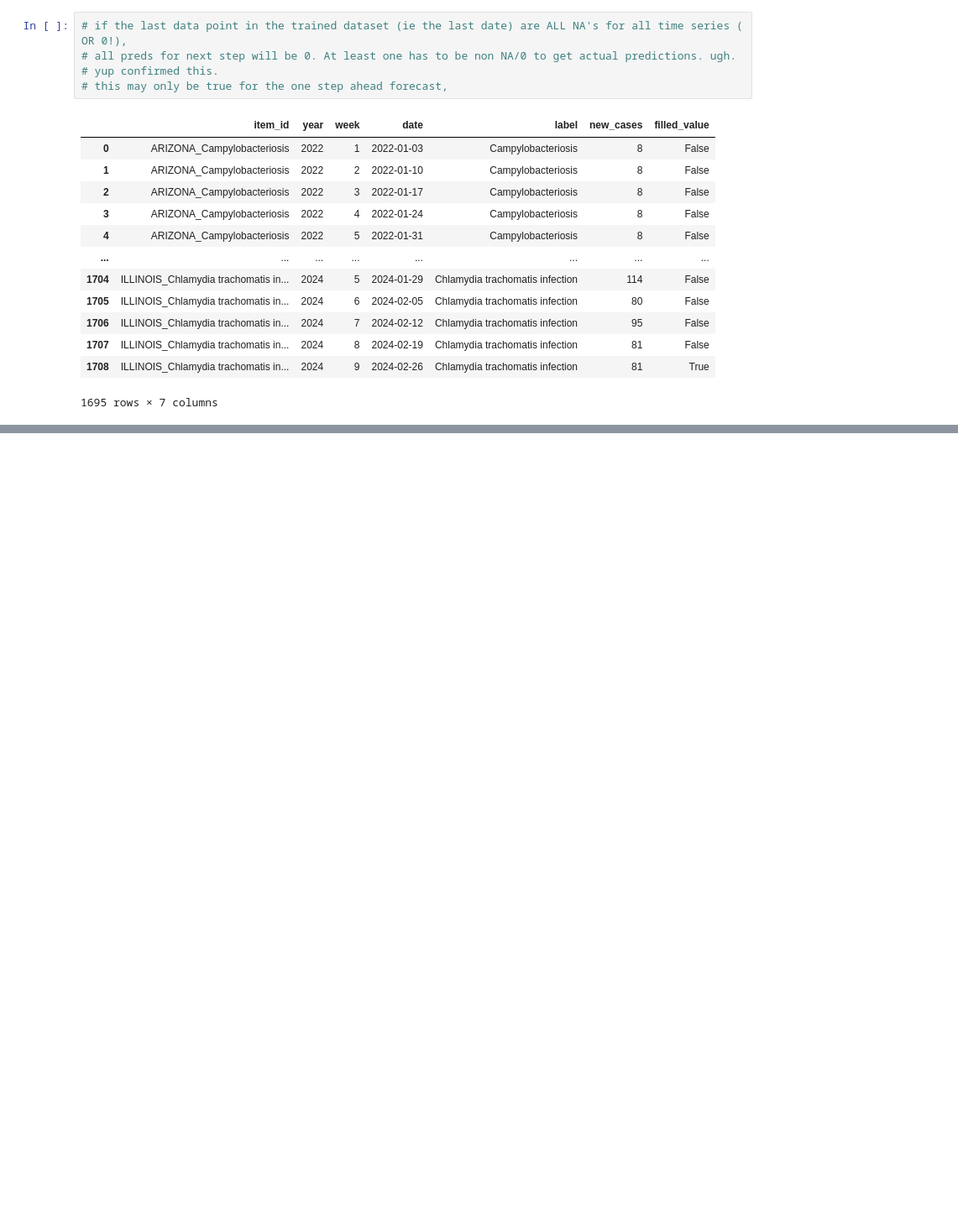
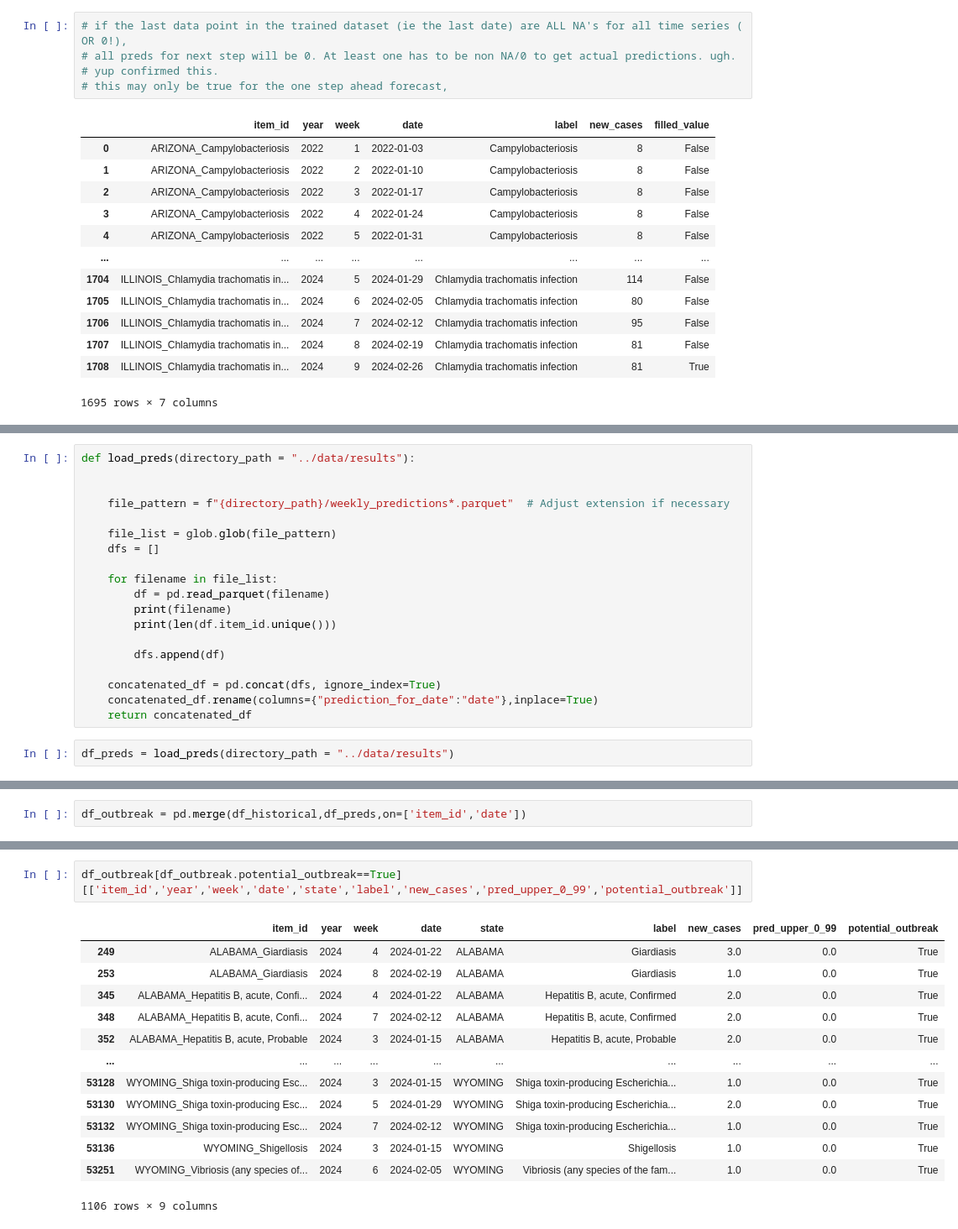
Before and after one commit to SloughJE/OUTBREAK, a Jupyter notebook: notebooks/1.0-JES-outbreak.ipynb, the cells around one changed output, grey strips where cells are left out. Shown at 84% size. Cells and saved outputs as stored; diff of their text form; blank space fills up the shorter version.

```diff
--- a/notebooks/1.0-JES-outbreak.ipynb
+++ b/notebooks/1.0-JES-outbreak.ipynb
@@ -173,0 +416,21 @@ plot_outbreak(df_historical, df_latest,  df_preds, selected_item_id)
+# %%
+def load_preds(directory_path = "../data/results"):
+
+
+    file_pattern = f"{directory_path}/weekly_predictions*.parquet"  # Adjust extension if necessary
+
+    file_list = glob.glob(file_pattern)
+    dfs = []
+
+    for filename in file_list:
+        df = pd.read_parquet(filename)
+        print(filename)
+        print(len(df.item_id.unique()))
+
+        dfs.append(df)
+
+    concatenated_df = pd.concat(dfs, ignore_index=True)
+    concatenated_df.rename(columns={"prediction_for_date":"date"},inplace=True)
+    return concatenated_df
+# %%
+df_preds = load_preds(directory_path = "../data/results")
@@ -173,0 +464,2 @@ plot_outbreak(df_historical, df_latest,  df_preds, selected_item_id)
+# %%
+df_outbreak = pd.merge(df_historical,df_preds,on=['item_id','date'])
@@ -173,0 +475,16 @@ plot_outbreak(df_historical, df_latest,  df_preds, selected_item_id)
+# %%
+df_outbreak[df_outbreak.potential_outbreak==True][['item_id','year','week','date','state','label','new_cases','pred_upper_0_99','potential_outbreak']]
+# %% [output]
+|  | item_id | year | week | date | state | label | new_cases | pred_upper_0_99 | potential_outbreak |
+| 249 | ALABAMA_Giardiasis | 2024 | 4 | 2024-01-22 | ALABAMA | Giardiasis | 3.0 | 0.0 | True |
+| 253 | ALABAMA_Giardiasis | 2024 | 8 | 2024-02-19 | ALABAMA | Giardiasis | 1.0 | 0.0 | True |
+| 345 | ALABAMA_Hepatitis B, acute, Confi... | 2024 | 4 | 2024-01-22 | ALABAMA | Hepatitis B, acute, Confirmed | 2.0 | 0.0 | True |
+| 348 | ALABAMA_Hepatitis B, acute, Confi... | 2024 | 7 | 2024-02-12 | ALABAMA | Hepatitis B, acute, Confirmed | 2.0 | 0.0 | True |
+| 352 | ALABAMA_Hepatitis B, acute, Probable | 2024 | 3 | 2024-01-15 | ALABAMA | Hepatitis B, acute, Probable | 2.0 | 0.0 | True |
+| ... | ... | ... | ... | ... | ... | ... | ... | ... | ... |
+| 53128 | WYOMING_Shiga toxin-producing Esc... | 2024 | 3 | 2024-01-15 | WYOMING | Shiga toxin-producing Escherichia... | 1.0 | 0.0 | True |
+| 53130 | WYOMING_Shiga toxin-producing Esc... | 2024 | 5 | 2024-01-29 | WYOMING | Shiga toxin-producing Escherichia... | 2.0 | 0.0 | True |
+| 53132 | WYOMING_Shiga toxin-producing Esc... | 2024 | 7 | 2024-02-12 | WYOMING | Shiga toxin-producing Escherichia... | 1.0 | 0.0 | True |
+| 53136 | WYOMING_Shigellosis | 2024 | 3 | 2024-01-15 | WYOMING | Shigellosis | 1.0 | 0.0 | True |
+| 53251 | WYOMING_Vibriosis (any species of... | 2024 | 6 | 2024-02-05 | WYOMING | Vibriosis (any species of the fam... | 1.0 | 0.0 | True |
+1106 rows × 9 columns
```
Also changed, not shown: parts of 106 cells of this notebook, 7 other files.
